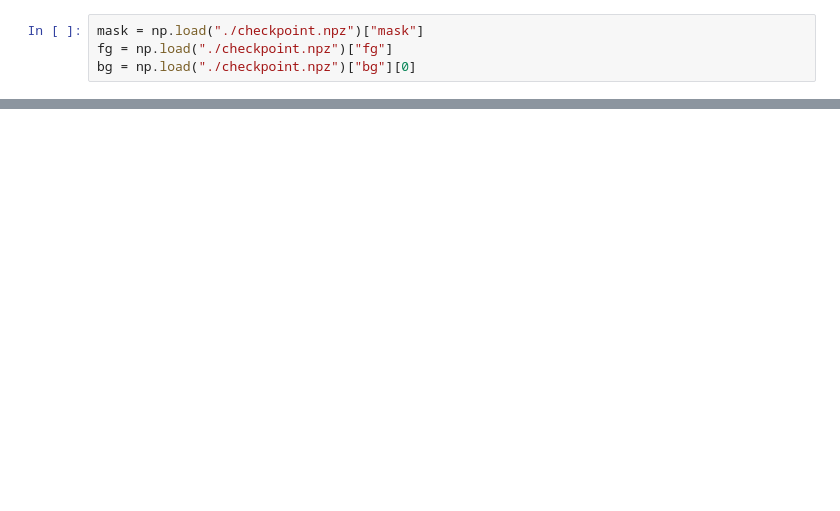
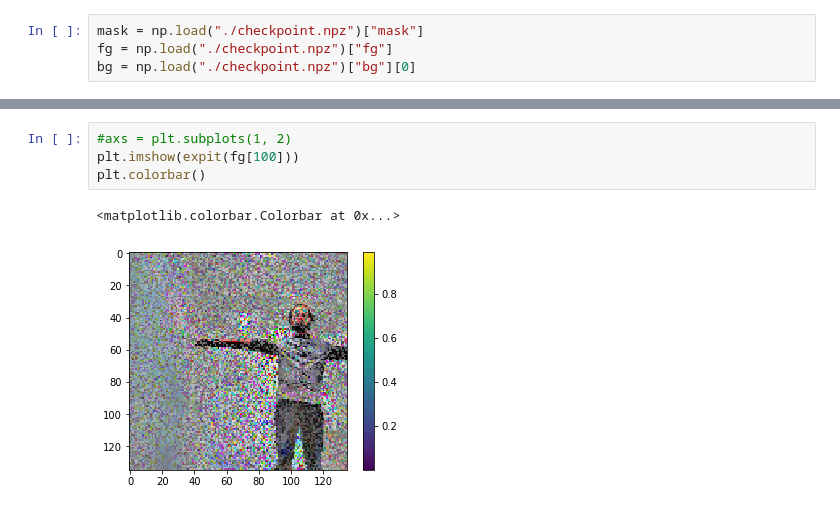
Before and after one commit to cemoody/rtvf, a Jupyter notebook: NB01 Robust Total Variation Tensor Factorization.ipynb, the cells around one changed output, grey strips where cells are left out. Saved outputs shown, nothing was run; the diff lists cells and outputs as text; blank space fills up the shorter version.

```diff
--- a/NB01 Robust Total Variation Tensor Factorization.ipynb
+++ b/NB01 Robust Total Variation Tensor Factorization.ipynb
@@ -28,2 +22,9 @@ fg.min()
+# %%
+#axs = plt.subplots(1, 2)
+plt.imshow(expit(fg[100]))
+plt.colorbar()
+# %% [output]
+<matplotlib.colorbar.Colorbar at 0x...>
+[figure, added]
 # %%
 #axs = plt.subplots(1, 2)
```
Also changed, not shown: parts of 10 cells of this notebook, 1 other file.
